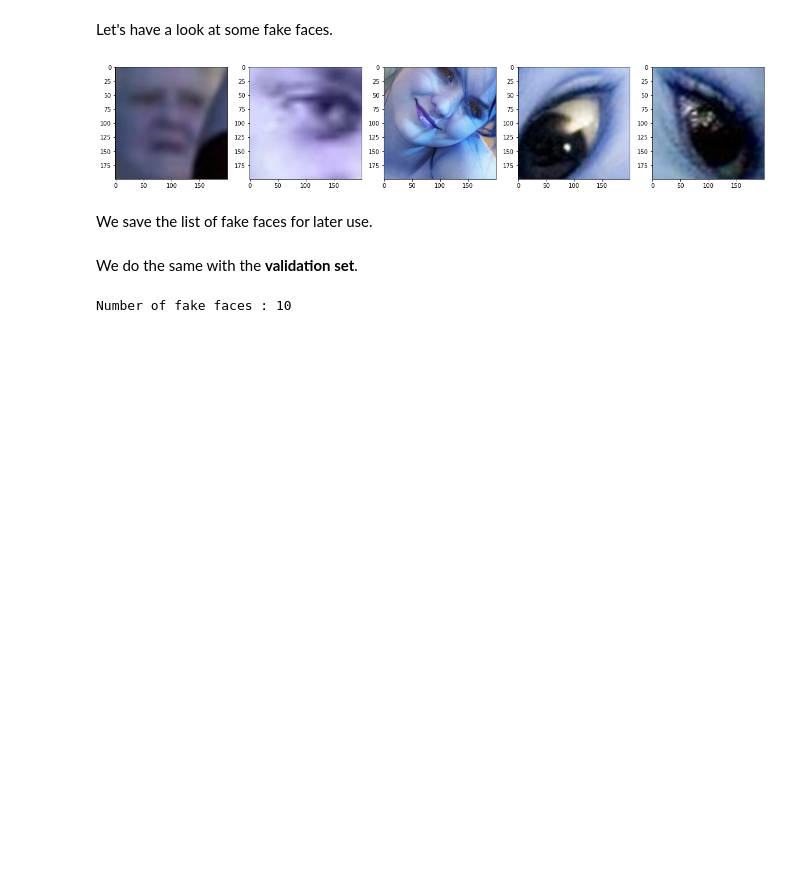
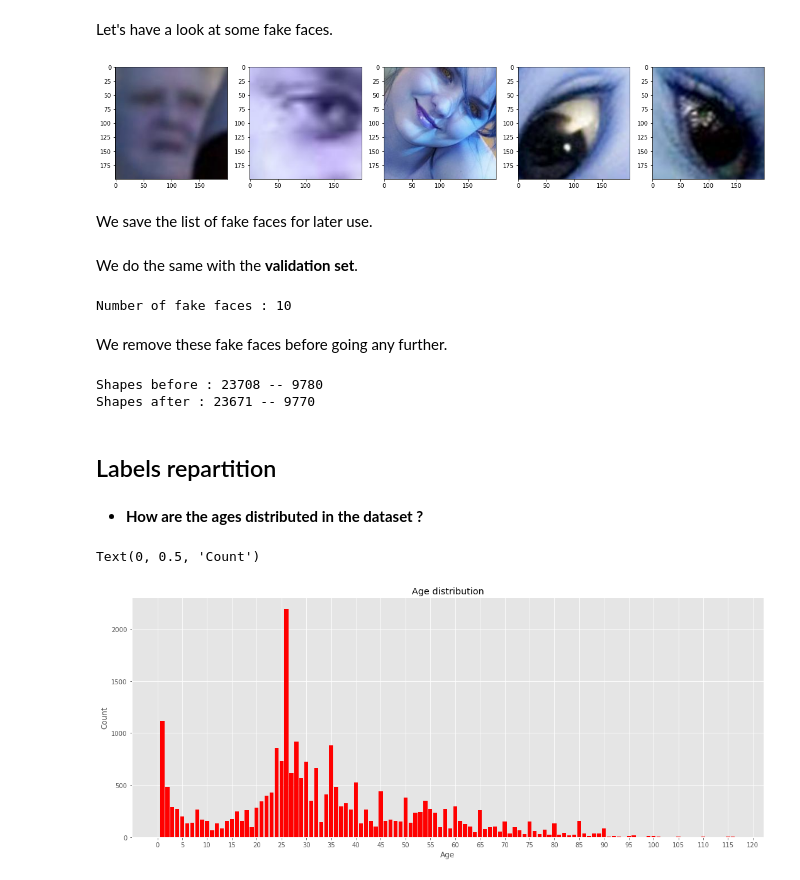
Before and after one commit to vesran/Facetection, a Jupyter notebook: 00_EDA.ipynb, the cells around one changed output. Drawn from its saved outputs; the diff is of its cells as text; code cells hidden in the pictures; blank space fills up the shorter version.

Commit message:
labels repartition eda

```diff
--- a/00_EDA.ipynb
+++ b/00_EDA.ipynb
@@ -14,4 +14,7 @@ import matplotlib.image as mpimg
 from glob import glob
 from tqdm import tqdm
 import pickle
+from collections import Counter
+
+plt.style.use('ggplot')
 # %% [markdown]
@@ -116,3 +119,46 @@ with open('./serialized/fake_faces_validation.pkl', 'wb') as f:
     pickle.dump(val_fake_faces, f)
 # %% [output]
 Number of fake faces : 10
+# %% [markdown]
+We remove these fake faces before going any further.
+# %%
+with open('./serialized/fake_faces_training.pkl', 'rb') as f:
+    train_fake_faces = pickle.load(f)
+
+with open('./serialized/fake_faces_validation.pkl', 'rb') as f:
+    val_fake_faces = pickle.load(f)
+
+print(f'Shapes before : {len(training_filenames)} -- {len(validation_filenames)}')
+training_filenames = list(set(training_filenames) - set(train_fake_faces))
+validation_filenames = list(set(validation_filenames) - set(val_fake_faces))
+print(f'Shapes after : {len(training_filenames)} -- {len(validation_filenames)}')
+# %% [output]
+Shapes before : 23708 -- 9780
+Shapes after : 23671 -- 9770
+# %% [markdown]
+## Labels repartition
+# %% [markdown]
+* **How are the ages distributed in the dataset ?**
+# %%
+gender_counter = Counter()
+age_counter = Counter()
+race_counter = Counter()
+
+for filename in training_filenames:
+    metadata = filename.split(os.sep)[-1].split('_')
+    if len(metadata) == 4:
+        age_counter[int(metadata[0])] += 1
+        gender_counter[int(metadata[1])] += 1
+        race_counter[int(metadata[-2])] += 1
+# %%
+ages = np.array(sorted(age_counter.items()))
+
+fig, ax = plt.subplots(1, 1, figsize=(18, 7))
+ax.bar(ages[:,0], ages[:,1], color='red')
+ax.set_title('Age distribution')
+ax.set_xticks(range(0, 121, 5))
+ax.set_xlabel('Age')
+ax.set_ylabel('Count')
+# %% [output]
+Text(0, 0.5, 'Count')
+[figure, added]
```
Also changed, not shown: parts of 8 cells of this notebook.
